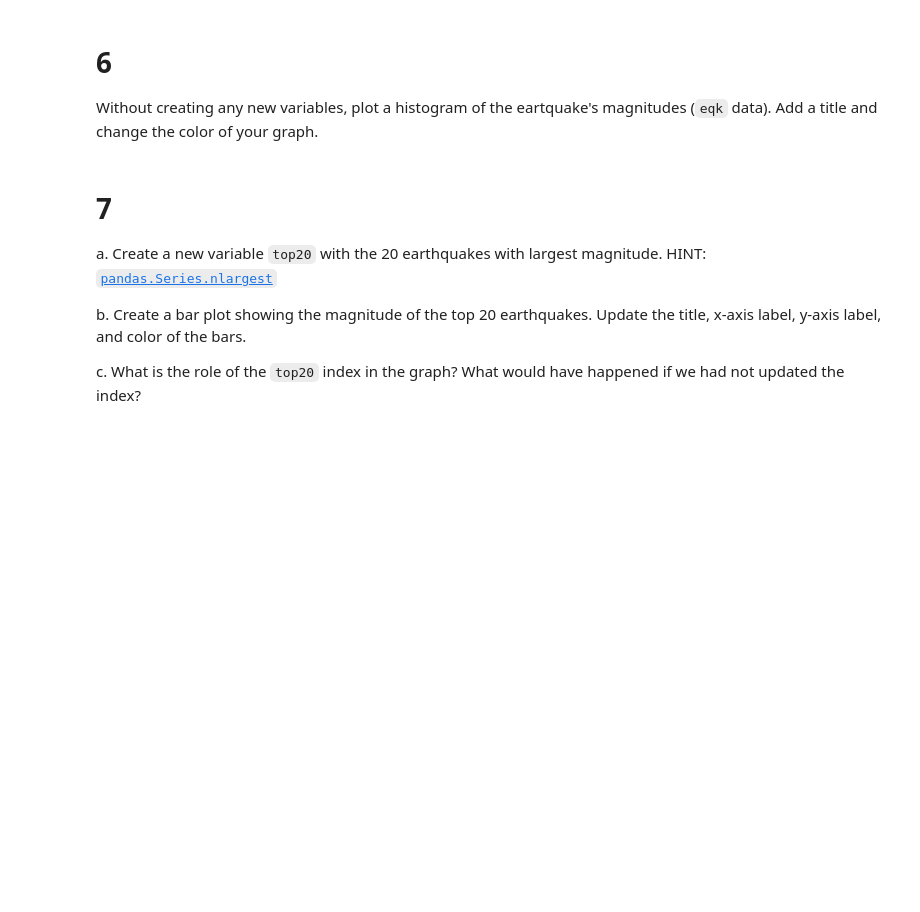
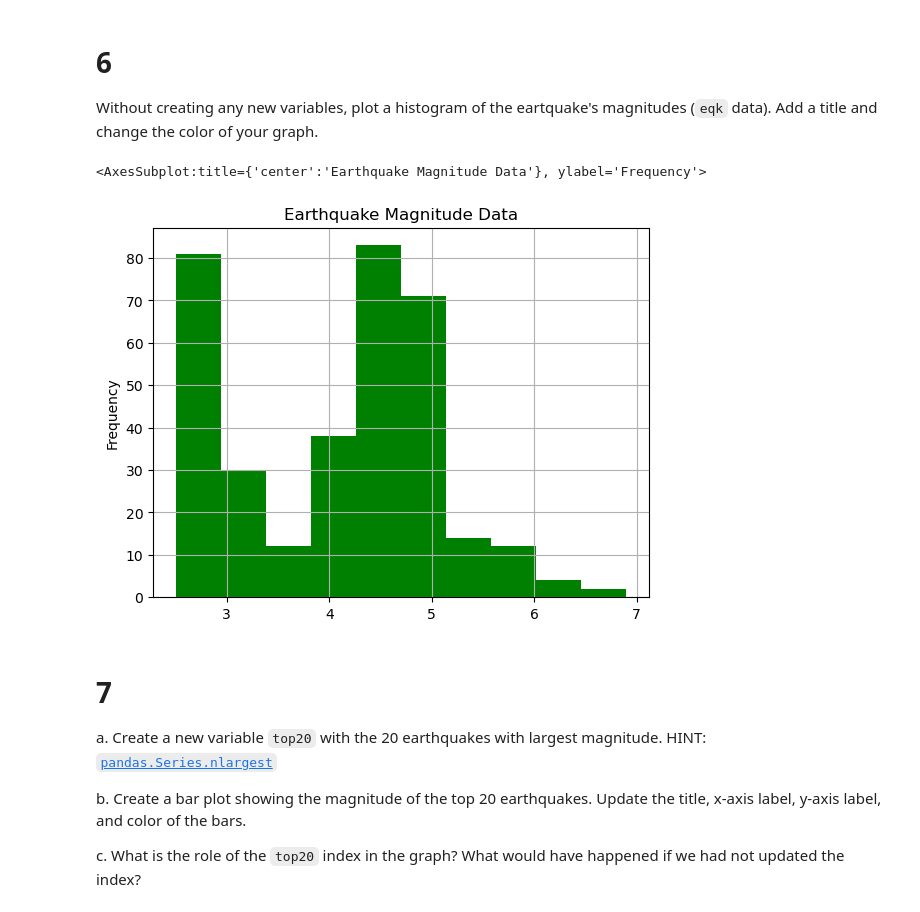
Before and after one commit to BenVerst/eds220-hwk-1, a Jupyter notebook: hwk1-task4.ipynb, the cells around one changed output. Drawn from its saved outputs; the diff is of its cells as text; code cells hidden in the pictures; blank space fills up the shorter version.

```diff
--- a/hwk1-task4.ipynb
+++ b/hwk1-task4.ipynb
@@ -118,3 +121,13 @@ Without creating any new variables, plot a histogram of the eartquake's magnitud
+# %%
+#creates a histogram plot of earthquake magnituds and adds a title, label, grid, and color
+eqk.mag.plot(kind='hist',
+             title='Earthquake Magnitude Data',
+             xlabel='Magnitude',
+             color = 'green',
+             grid=True)
+# %% [output]
+<AxesSubplot:title={'center':'Earthquake Magnitude Data'}, ylabel='Frequency'>
+[figure, added]
 # %% [markdown]
 # 7
 
```
Also changed, not shown: parts of 6 cells of this notebook.
